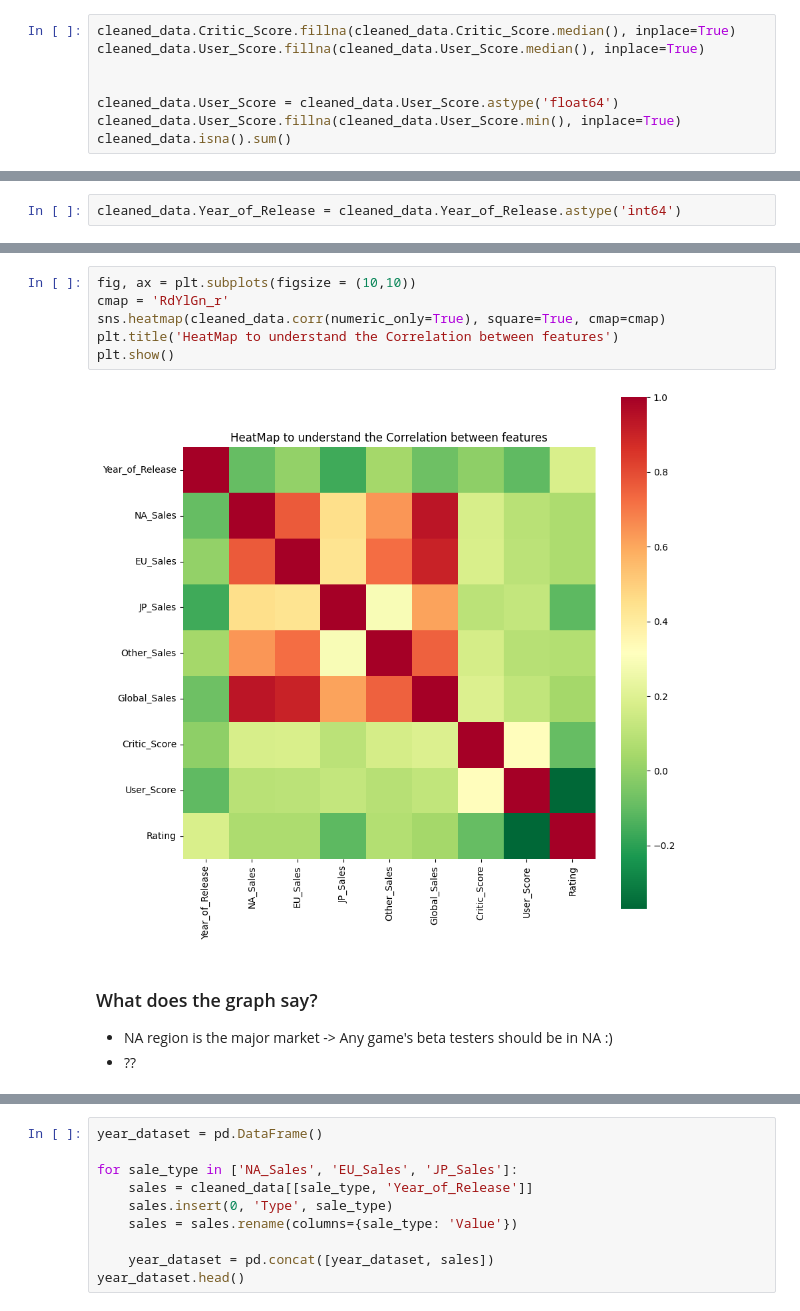
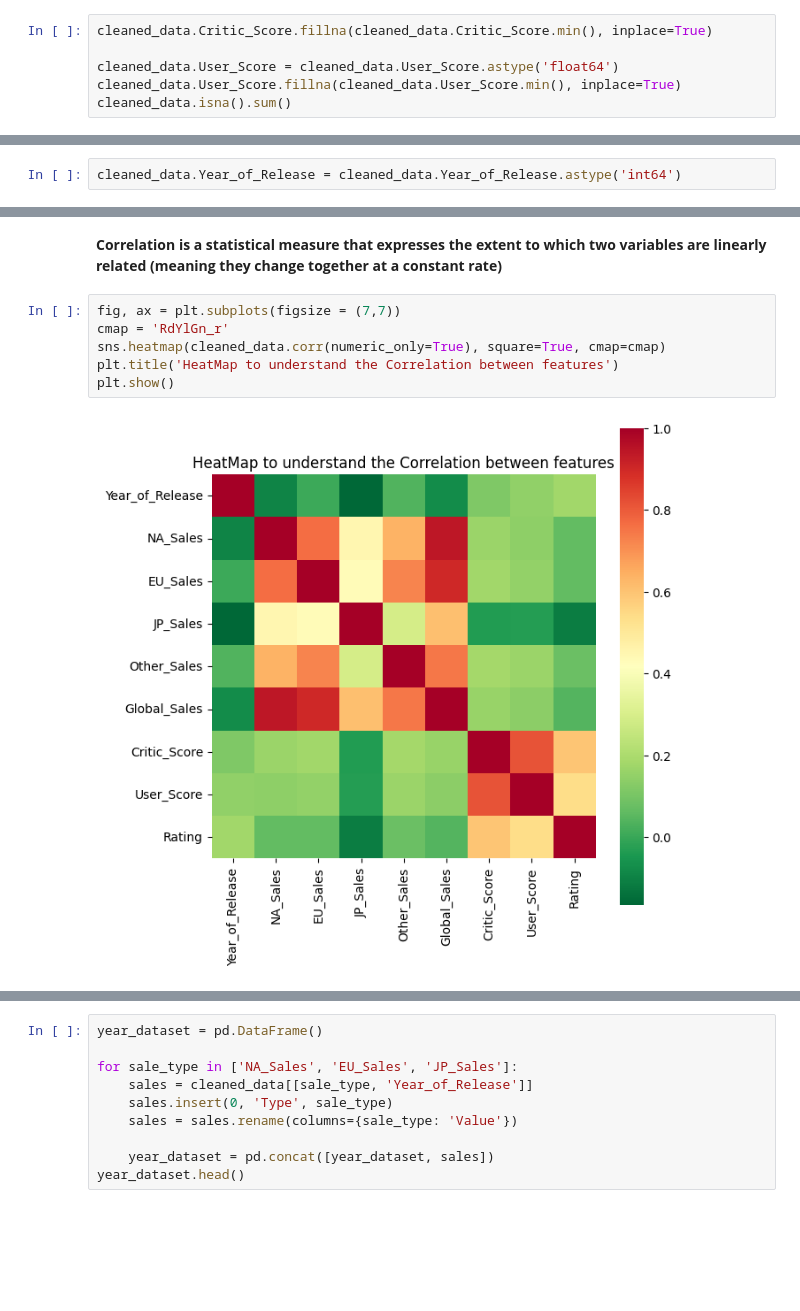
Before and after one commit to Krishnaveni004/video-game-sales-analysis, a Jupyter notebook: Video Game Sales Prediction.ipynb, the cells around one changed output, grey strips where cells are left out. Saved outputs shown, nothing was run; the diff lists cells and outputs as text; blank space fills up the shorter version.

```diff
--- a/Video Game Sales Prediction.ipynb
+++ b/Video Game Sales Prediction.ipynb
@@ -196,9 +230,7 @@ cleaned_data.Year_of_Release.isna().sum()
 # %% [output]
 0
 # %%
-cleaned_data.Critic_Score.fillna(cleaned_data.Critic_Score.median(), inplace=True)
-cleaned_data.User_Score.fillna(cleaned_data.User_Score.median(), inplace=True)
-
+cleaned_data.Critic_Score.fillna(cleaned_data.Critic_Score.min(), inplace=True)
 
 cleaned_data.User_Score = cleaned_data.User_Score.astype('float64')
 cleaned_data.User_Score.fillna(cleaned_data.User_Score.min(), inplace=True)
@@ -249,13 +328,10 @@ cleaned_data.Year_of_Release = cleaned_data.Year_of_Release.astype('int64')
+# %% [markdown]
+__Correlation is a statistical measure that expresses the extent to which two variables are linearly related (meaning they change together at a constant rate)__
 # %%
-fig, ax = plt.subplots(figsize = (10,10))
+fig, ax = plt.subplots(figsize = (7,7))
 cmap = 'RdYlGn_r'
 sns.heatmap(cleaned_data.corr(numeric_only=True), square=True, cmap=cmap)
 plt.title('HeatMap to understand the Correlation between features')
 plt.show()
 # %% [output]
-[figure, old version]
+[figure, new version]
-# %% [markdown]
-### What does the graph say?
-
-- NA region is the major market -> Any game's beta testers should be in NA :)
-- ??
```
Also changed, not shown: parts of 77 cells of this notebook.
